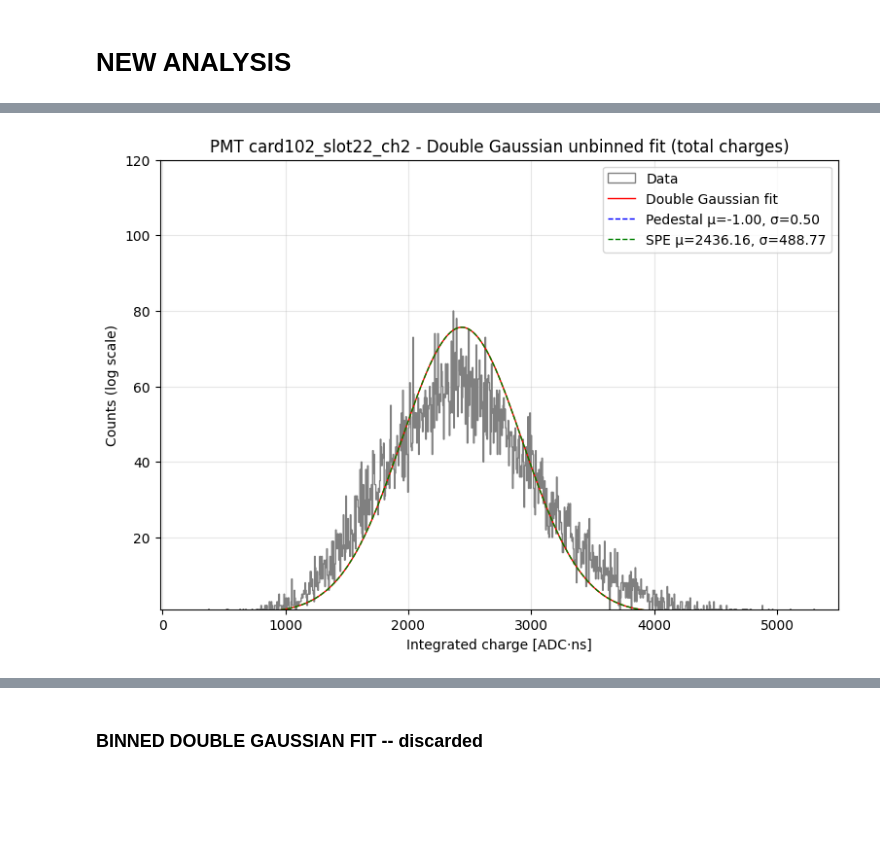
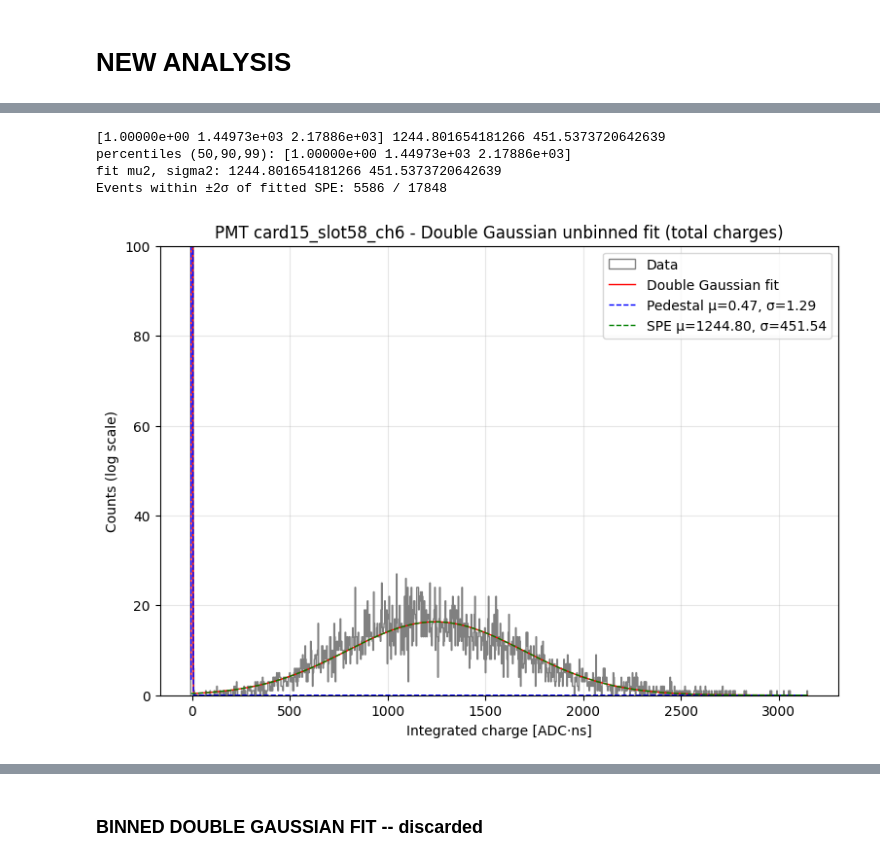
Before and after one commit to elenaramos44/WCTE_MC-Data_Validation_with_GAIN_Calibration, a Jupyter notebook: CALIBRATION.ipynb, the cells around one changed output, grey strips where cells are left out. Cells and saved outputs as stored; diff of their text form; code cells hidden in the pictures; blank space fills up the shorter version.

```diff
--- a/CALIBRATION.ipynb
+++ b/CALIBRATION.ipynb
@@ -996,7 +996,7 @@ Number of entries: 17784
 Branch names:
 ['window_time', 'start_counter', 'run_id', 'sub_run_id', 'spill_counter', 'event_number', 'readout_number', 'trigger_types', 'trigger_times', 'led_gains', 'led_dacsettings', 'led_ids', 'led_card_ids', ...
 # %%
-signal_dir = "/scratch/elena/WCTE_DATA_ANALYSIS/waveform_npz/run2307"
+signal_dir = "/scratch/elena/WCTE_DATA_ANALYSIS/waveform_npz/run2313"
 
 pattern = re.compile(r"card(\d+)_slot(\d+)_ch(\d+)\.npz$")
 
@@ -1363,7 +1356,7 @@ for idx, wf in enumerate(signal_waveforms):
 
 
 ped_charges = charges[charges < 20]
-spe_charges = charges[(charges >= 80) & (charges <= 250)]
+spe_charges = charges[(charges >= 200) & (charges <= 1500)]
 mu_ped_guess = np.mean(ped_charges) if len(ped_charges) > 0 else np.mean(charges)
 sigma_ped_guess = np.std(ped_charges) if len(ped_charges) > 0 else np.std(charges)
 mu_spe_guess = np.mean(spe_charges) if len(spe_charges) > 0 else mu_ped_guess + 50
@@ -1691,28 +1416,44 @@ Negative-charge waveforms: 0 / 17848 (0.00%)
+# %%
+print(np.percentile(charges, [50, 90, 99]), fit['mu2'], fit['sigma2'])
+
+import numpy as np
+print("percentiles (50,90,99):", np.percentile(charges, [50,90,99]))
+print("fit mu2, sigma2:", fit['mu2'], fit['sigma2'])
+
+# how many events lie near the fitted SPE:
+in_spe_window = np.sum((charges > fit['mu2'] - 2*fit['sigma2']) & (charges < fit['mu2'] + 2*fit['sigma2']))
+print("Events within ±2σ of fitted SPE:", in_spe_window, "/", len(charges))
+# %% [output]
+[1.00000e+00 1.44973e+03 2.17886e+03] 1244.801654181266 451.5373720642639
+percentiles (50,90,99): [1.00000e+00 1.44973e+03 2.17886e+03]
+fit mu2, sigma2: 1244.801654181266 451.5373720642639
+Events within ±2σ of fitted SPE: 5586 / 17848
 # %%
 bins = np.linspace(charges.min(), charges.max(), 1000)
 bin_centers = 0.5 * (bins[1:] + bins[:-1])
 bin_width = bins[1] - bins[0]
 
 pdf_ped = fit["w"] * norm.pdf(bin_centers, fit["mu1"], fit["sigma1"])
 pdf_spe = (1 - fit["w"]) * norm.pdf(bin_centers, fit["mu2"], fit["sigma2"])
 pdf_total = (pdf_ped + pdf_spe) * len(charges) * bin_width
 
 plt.figure(figsize=(9,6), dpi=100)
 plt.hist(charges, bins=bins, histtype='step', color='gray', label='Data', lw=1)
 plt.plot(bin_centers, pdf_total, 'r-', lw=1, label='Double Gaussian fit')
 plt.plot(bin_centers, pdf_ped * len(charges) * bin_width, 'b--', lw=1,
          label=f'Pedestal μ={fit["mu1"]:.2f}, σ={fit["sigma1"]:.2f}')
 plt.plot(bin_centers, pdf_spe * len(charges) * bin_width, 'g--', lw=1,
          label=f'SPE μ={fit["mu2"]:.2f}, σ={fit["sigma2"]:.2f}')
 
 #plt.yscale('log')
-plt.xlim(-20, 5500)
-plt.ylim(1, max(np.histogram(charges, bins=bins)[0]) * 1.5)
+#plt.xlim(-20, 500)
+plt.ylim(0,100)
+#plt.ylim(1, max(np.histogram(charges, bins=bins)[0]) * 1.5)
 plt.xlabel("Integrated charge [ADC·ns]")
 plt.ylabel("Counts (log scale)")
 plt.title(f"PMT {pmt_label} - Double Gaussian unbinned fit (total charges)")
 plt.legend()
 plt.grid(True, alpha=0.3)
 plt.show()
 # %% [output]
-[figure, old version]
+[figure, new version]
```
Also changed, not shown: parts of 22 cells of this notebook, 5 other files.
